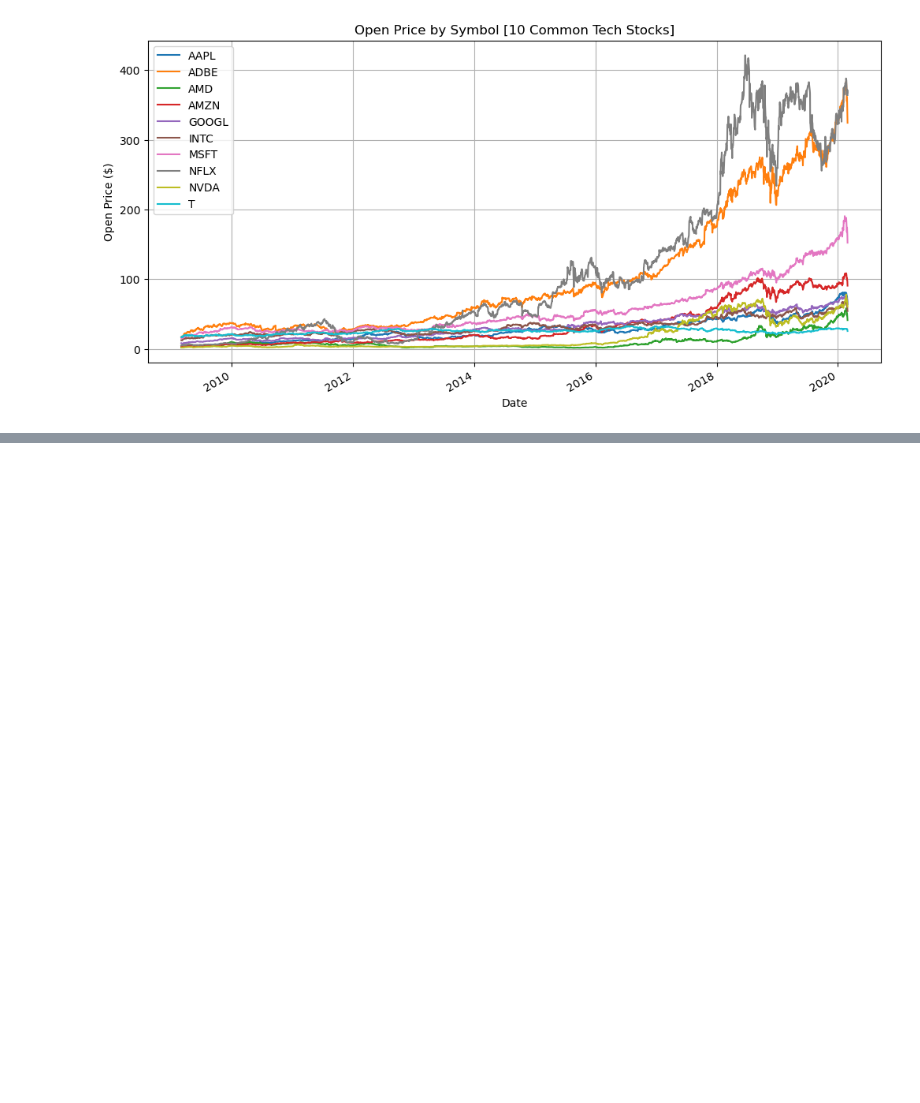
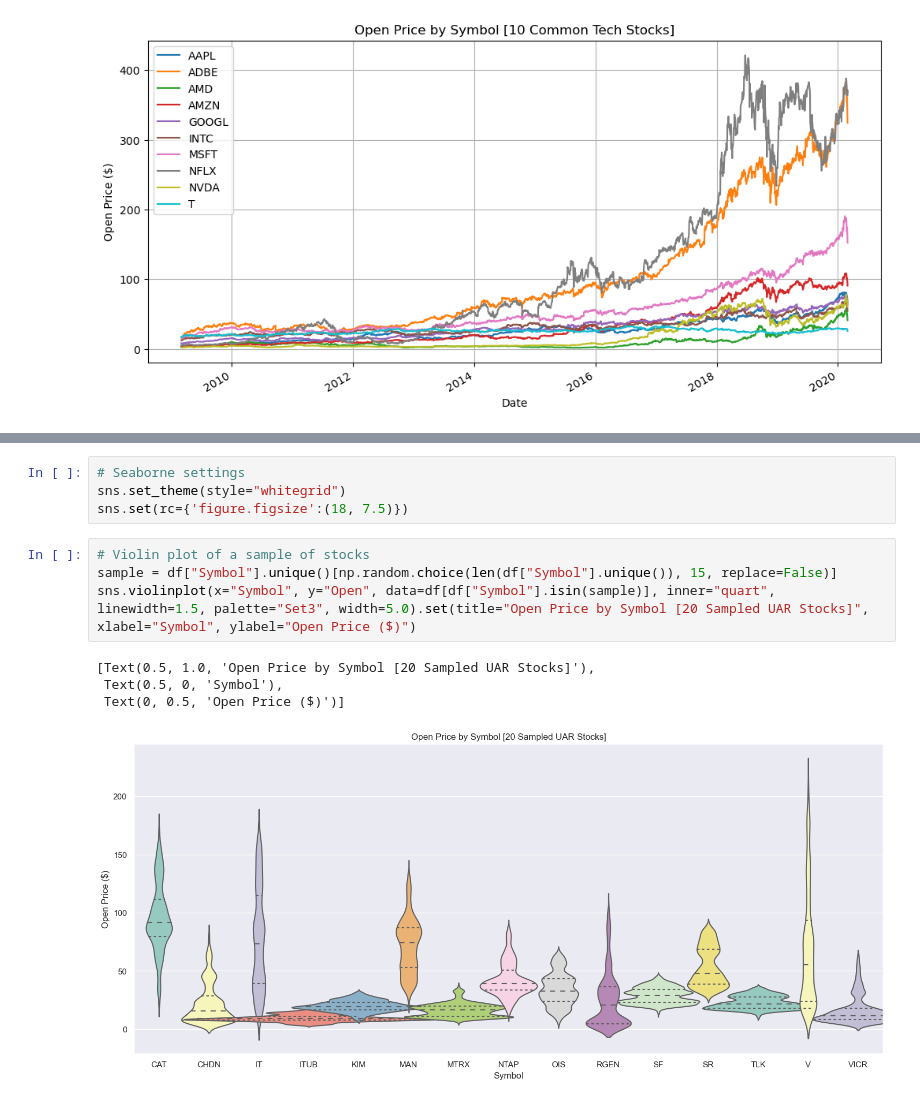
Before and after one commit to justinyang333/Stock-Prediction-Project, a Jupyter notebook: eda/eda.ipynb, the cells around one changed output, grey strips where cells are left out. Drawn from its saved outputs; the diff is of its cells as text; blank space fills up the shorter version.

Commit message:
more visualizations

```diff
--- a/eda/eda.ipynb
+++ b/eda/eda.ipynb
@@ -95,0 +110,13 @@ Name: Open, dtype: object
+# %%
+# Seaborne settings
+sns.set_theme(style="whitegrid")
+sns.set(rc={'figure.figsize':(18, 7.5)})
+# %%
+# Violin plot of a sample of stocks
+sample = df["Symbol"].unique()[np.random.choice(len(df["Symbol"].unique()), 15, replace=False)]
+sns.violinplot(x="Symbol", y="Open", data=df[df["Symbol"].isin(sample)], inner="quart", linewidth=1.5, palette="Set3", width=5.0).set(title="Open Price by Symbol [20 Sampled UAR Stocks]", xlabel="Symbol", ylabel="Open Price ($)")
+# %% [output]
+[Text(0.5, 1.0, 'Open Price by Symbol [20 Sampled UAR Stocks]'),
+ Text(0.5, 0, 'Symbol'),
+ Text(0, 0.5, 'Open Price ($)')]
+[figure, added]
```
Also changed, not shown: parts of 7 cells of this notebook, 3 other files.
